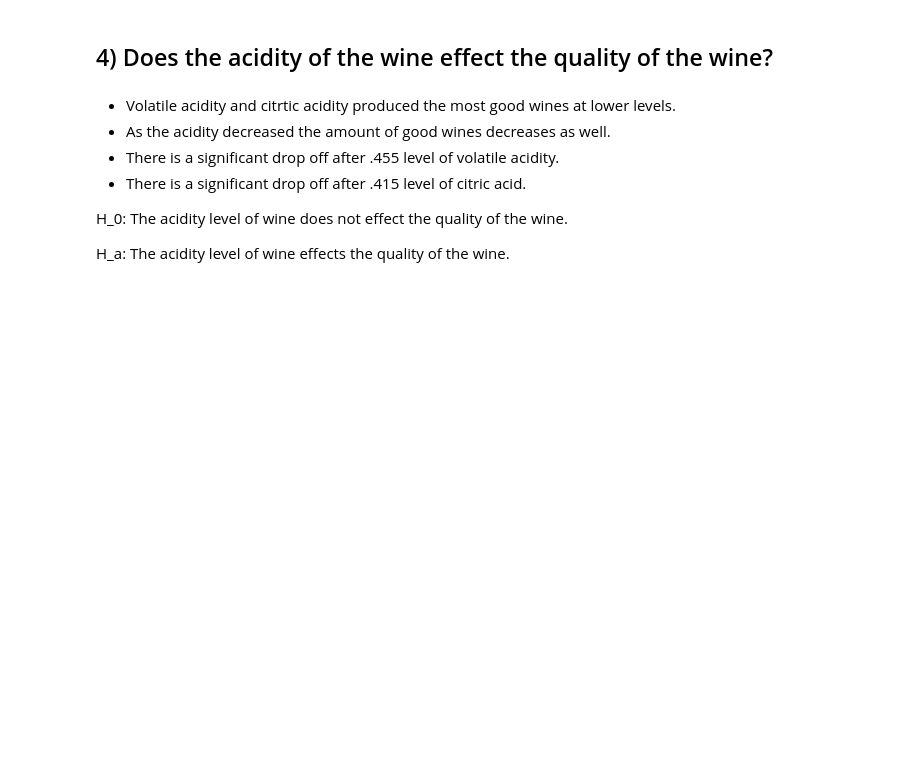
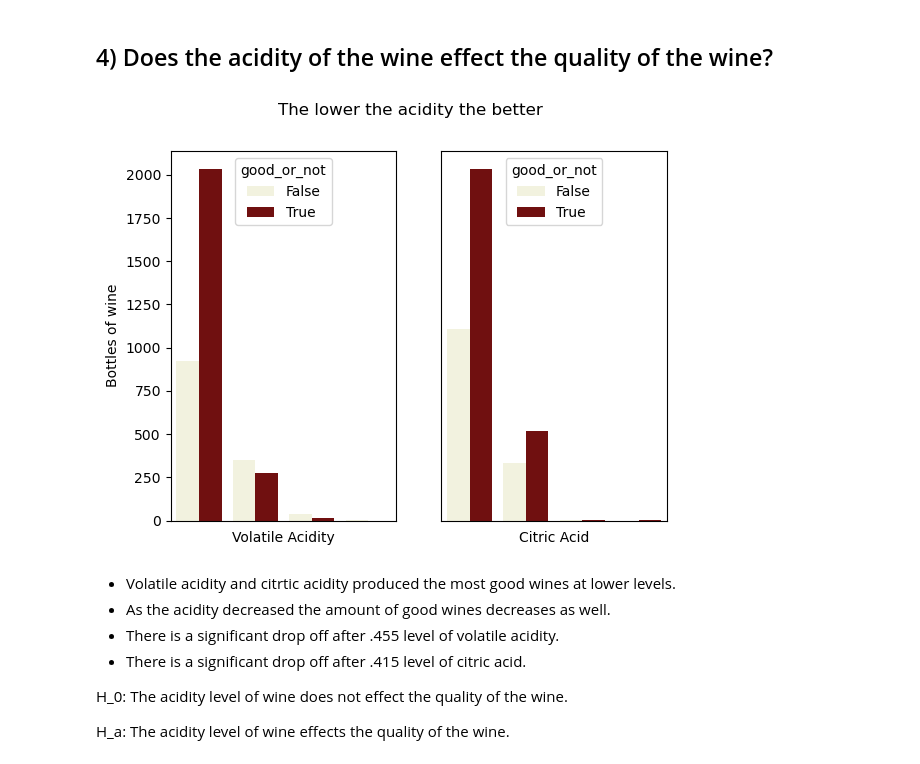
Before and after one commit to Fine-Wine/clustering-project-wine, a Jupyter notebook: clustering_project_final.ipynb, the cells around one changed output. Saved outputs shown, nothing was run; the diff lists cells and outputs as text; code cells hidden in the pictures; blank space fills up the shorter version.

```diff
--- a/clustering_project_final.ipynb
+++ b/clustering_project_final.ipynb
@@ -180,8 +194,10 @@ Although the stats test failed to reject the null, the strong visualtion and clu
 ## 4) Does the acidity of the wine effect the quality of the wine?
 # %%
 # Visualization to show how acidity levels effects the quality of the wine.
-acidity = p.acidity_visual(train)
+acidity = f.acidity_visual(train)
 acidity
+# %% [output]
+[figure, added]
 # %% [markdown]
 - Volatile acidity and citrtic acidity produced the most good wines at lower levels.
 - As the acidity decreased the amount of good wines decreases as well.
```
Also changed, not shown: parts of 18 cells of this notebook, 2 other files.
